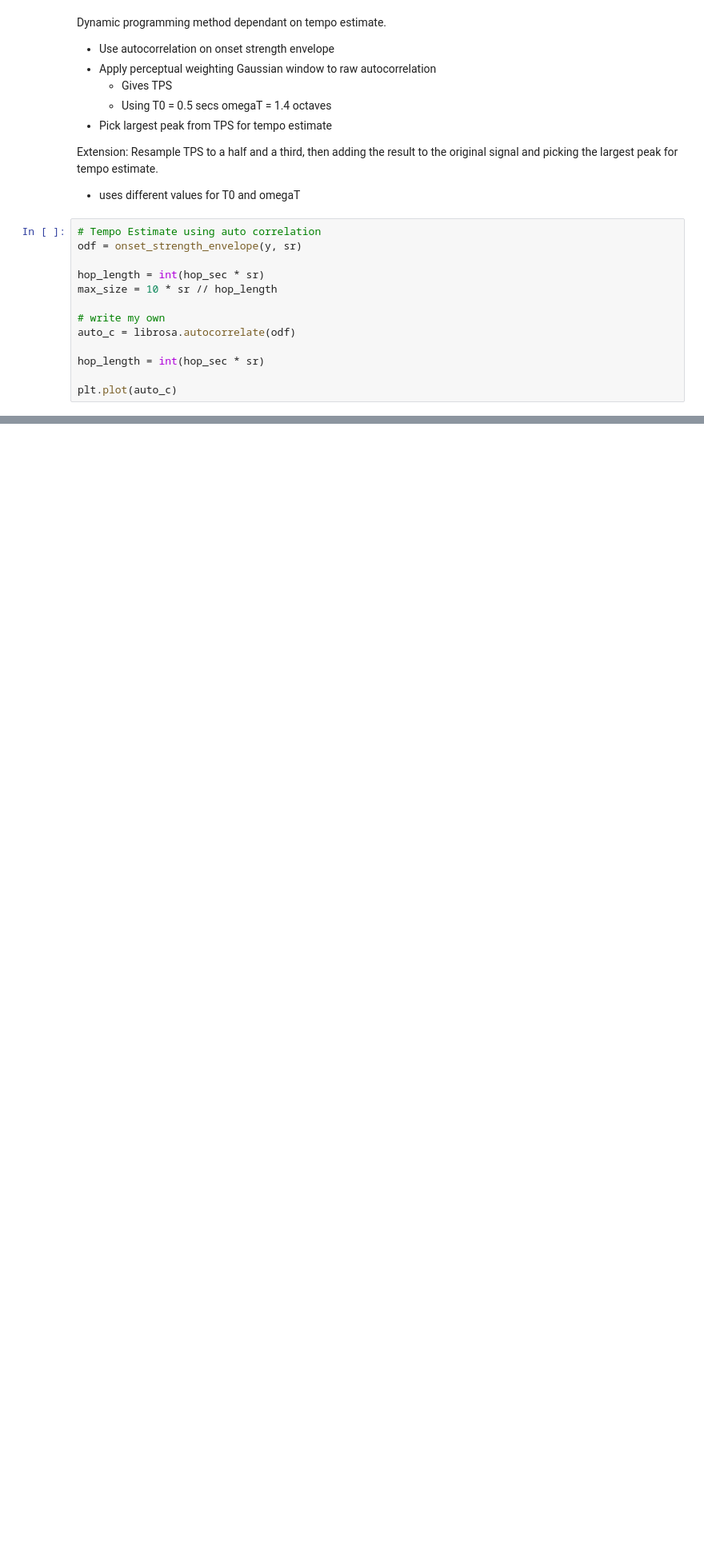
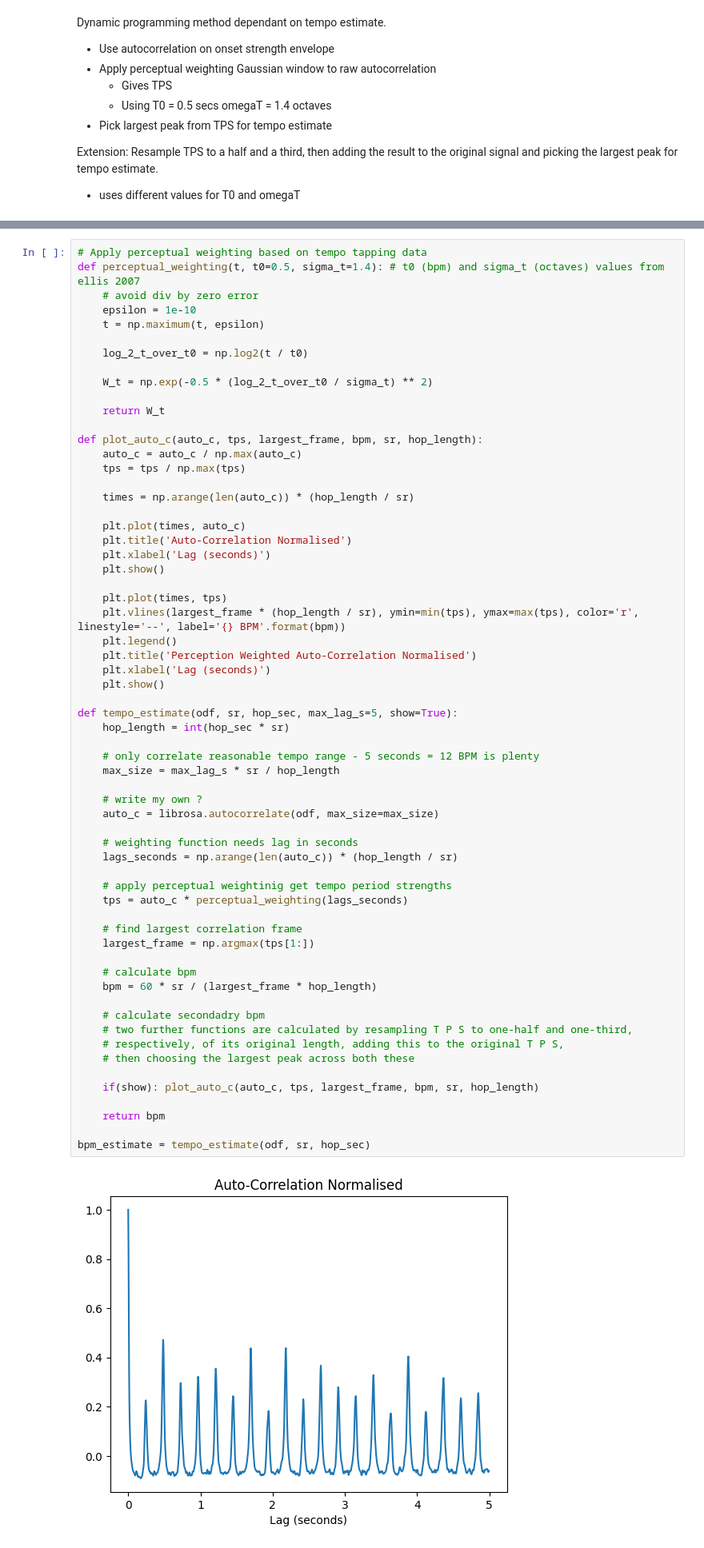
Before and after one commit to ruarim/beat_tracker, a Jupyter notebook: beat_tracker_dynamic.ipynb, the cells around one changed output, grey strips where cells are left out. Shown at 80% size. Cells and saved outputs as stored; diff of their text form; blank space fills up the shorter version.

Commit message:
tempo estimation

```diff
--- a/beat_tracker_dynamic.ipynb
+++ b/beat_tracker_dynamic.ipynb
@@ -155,16 +136,3 @@ Dynamic programming method dependant on tempo estimate.
 Extension:
 Resample TPS to a half and a third, then adding the result to the original signal and picking the largest peak for tempo estimate.
 - uses different values for T0 and omegaT
-# %%
-# Tempo Estimate using auto correlation
-odf = onset_strength_envelope(y, sr)
-
-hop_length = int(hop_sec * sr)
-max_size = 10 * sr // hop_length
-
-# write my own
-auto_c = librosa.autocorrelate(odf)
-
-hop_length = int(hop_sec * sr)
-
-plt.plot(auto_c)
@@ -173,0 +139,64 @@ plt.plot(auto_c)
+# %%
+# Apply perceptual weighting based on tempo tapping data
+def perceptual_weighting(t, t0=0.5, sigma_t=1.4): # t0 (bpm) and sigma_t (octaves) values from ellis 2007
+    # avoid div by zero error
+    epsilon = 1e-10
+    t = np.maximum(t, epsilon)
+
+    log_2_t_over_t0 = np.log2(t / t0)
+
+    W_t = np.exp(-0.5 * (log_2_t_over_t0 / sigma_t) ** 2)
+
+    return W_t
+
+def plot_auto_c(auto_c, tps, largest_frame, bpm, sr, hop_length):
+    auto_c = auto_c / np.max(auto_c)
+    tps = tps / np.max(tps)
+
+    times = np.arange(len(auto_c)) * (hop_length / sr)
+
+    plt.plot(times, auto_c)
+    plt.title('Auto-Correlation Normalised')
+    plt.xlabel('Lag (seconds)')
+    plt.show()
+
+    plt.plot(times, tps)
+    plt.vlines(largest_frame * (hop_length / sr), ymin=min(tps), ymax=max(tps), color='r', linestyle='--', label='{} BPM'.format(bpm))
+    plt.legend()
+    plt.title('Perception Weighted Auto-Correlation Normalised')
+    plt.xlabel('Lag (seconds)')
+    plt.show()
+
+def tempo_estimate(odf, sr, hop_sec, max_lag_s=5, show=True):
+    hop_length = int(hop_sec * sr)
+
+    # only correlate reasonable tempo range - 5 seconds = 12 BPM is plenty
+    max_size = max_lag_s * sr / hop_length
+
+    # write my own ?
+    auto_c = librosa.autocorrelate(odf, max_size=max_size)
+
+    # weighting function needs lag in seconds
+    lags_seconds = np.arange(len(auto_c)) * (hop_length / sr)
+
+    # apply perceptual weightinig get tempo period strengths
+    tps = auto_c * perceptual_weighting(lags_seconds)
+
+    # find largest correlation frame
+    largest_frame = np.argmax(tps[1:])
+
+    # calculate bpm
+    bpm = 60 * sr / (largest_frame * hop_length)
+
+    # calculate secondadry bpm
+    # two further functions are calculated by resampling T P S to one-half and one-third,
+    # respectively, of its original length, adding this to the original T P S,
+    # then choosing the largest peak across both these
+
+    if(show): plot_auto_c(auto_c, tps, largest_frame, bpm, sr, hop_length)
+
+    return bpm
+
+bpm_estimate = tempo_estimate(odf, sr, hop_sec)
+# %% [output]
+[figure, added]
```
Also changed, not shown: parts of 8 cells of this notebook.
